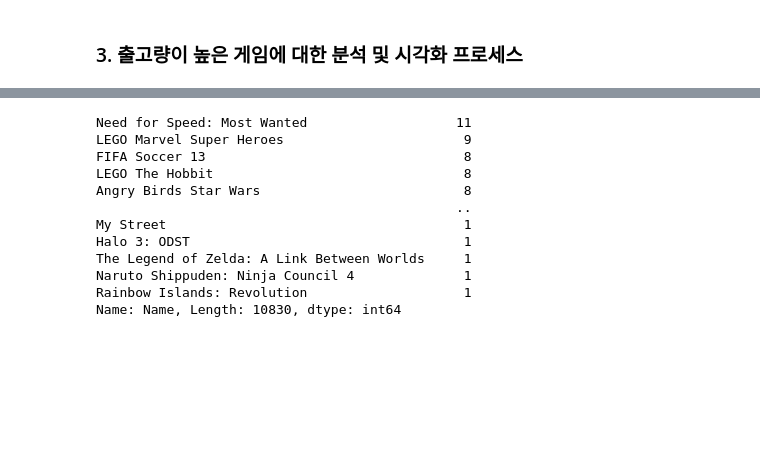
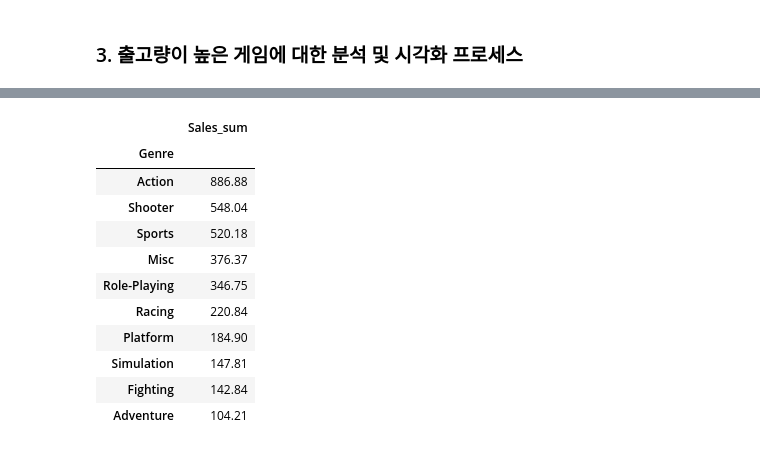
Before and after one commit to kimkihyun1/Game-Genre-Analysis, a Jupyter notebook: AI_14_김기현_Section1.ipynb, the cells around one changed output, grey strips where cells are left out. Saved outputs shown, nothing was run; the diff lists cells and outputs as text; code cells hidden in the pictures; blank space fills up the shorter version.

```diff
--- a/AI_14_김기현_Section1.ipynb
+++ b/AI_14_김기현_Section1.ipynb
@@ -379,18 +359,23 @@ df_Sales_10
-# %%
-df['Name'].value_counts()
-# %% [output]
-Need for Speed: Most Wanted                   11
-LEGO Marvel Super Heroes                       9
-FIFA Soccer 13                                 8
-LEGO The Hobbit                                8
-Angry Birds Star Wars                          8
-                                              ..
-My Street                                      1
-Halo 3: ODST                                   1
-The Legend of Zelda: A Link Between Worlds     1
-Naruto Shippuden: Ninja Council 4              1
-Rainbow Islands: Revolution                    1
-Name: Name, Length: 10830, dtype: int64
+# %%
+# 최근
+df_Genre_10 = df_Sales_10[['Genre', 'Sales_sum']]
+df_Genre_10 = df_Genre_10.groupby('Genre').sum()
+df_Genre_10 = df_Genre_10.sort_values(by='Sales_sum', ascending=False)
+df_Genre_10 = df_Genre_10.head(10)
+df_Genre_10
+# %% [output]
+|  | Sales_sum |
+| Genre |  |
+| Action | 886.88 |
+| Shooter | 548.04 |
+| Sports | 520.18 |
+| Misc | 376.37 |
+| Role-Playing | 346.75 |
+| Racing | 220.84 |
+| Platform | 184.90 |
+| Simulation | 147.81 |
+| Fighting | 142.84 |
+| Adventure | 104.21 |
 # %%
 #pie chart
 explode = [0.1 for _ in range(10)]
```
Also changed, not shown: parts of 14 cells of this notebook.
